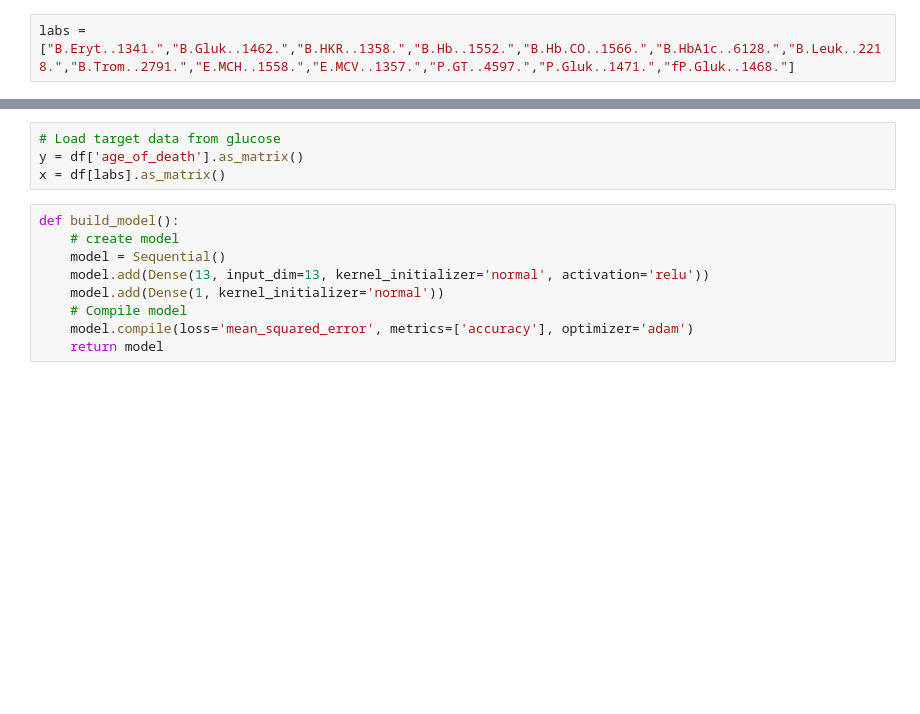
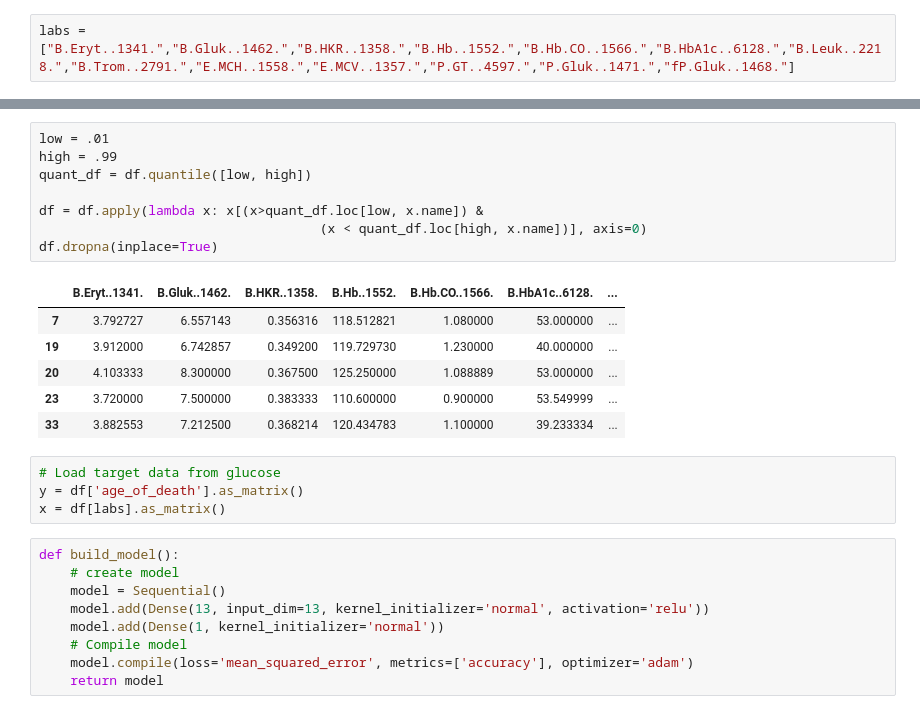
Before and after one commit to antonmattsson/junction2017, a Jupyter notebook: src/predict_sugar_plots.ipynb, the cells around one changed output, grey strips where cells are left out. Saved outputs shown, nothing was run; the diff lists cells and outputs as text; blank space fills up the shorter version.

```diff
--- a/src/predict_sugar_plots.ipynb
+++ b/src/predict_sugar_plots.ipynb
@@ -32,3 +37,18 @@ df = df[df.age_of_death!=0]
+# %%
+low = .01
+high = .99
+quant_df = df.quantile([low, high])
+
+df = df.apply(lambda x: x[(x>quant_df.loc[low, x.name]) &
+                                    (x < quant_df.loc[high, x.name])], axis=0)
+df.dropna(inplace=True)
+# %% [output]
+|  | B.Eryt..1341. | B.Gluk..1462. | B.HKR..1358. | B.Hb..1552. | B.Hb.CO..1566. | B.HbA1c..6128. | ... |
+| 7 | 3.792727 | 6.557143 | 0.356316 | 118.512821 | 1.080000 | 53.000000 | ... |
+| 19 | 3.912000 | 6.742857 | 0.349200 | 119.729730 | 1.230000 | 40.000000 | ... |
+| 20 | 4.103333 | 8.300000 | 0.367500 | 125.250000 | 1.088889 | 53.000000 | ... |
+| 23 | 3.720000 | 7.500000 | 0.383333 | 110.600000 | 0.900000 | 53.549999 | ... |
+| 33 | 3.882553 | 7.212500 | 0.368214 | 120.434783 | 1.100000 | 39.233334 | ... |
 # %%
 # Load target data from glucose
 y = df['age_of_death'].as_matrix()
```
Also changed, not shown: parts of 8 cells of this notebook.
